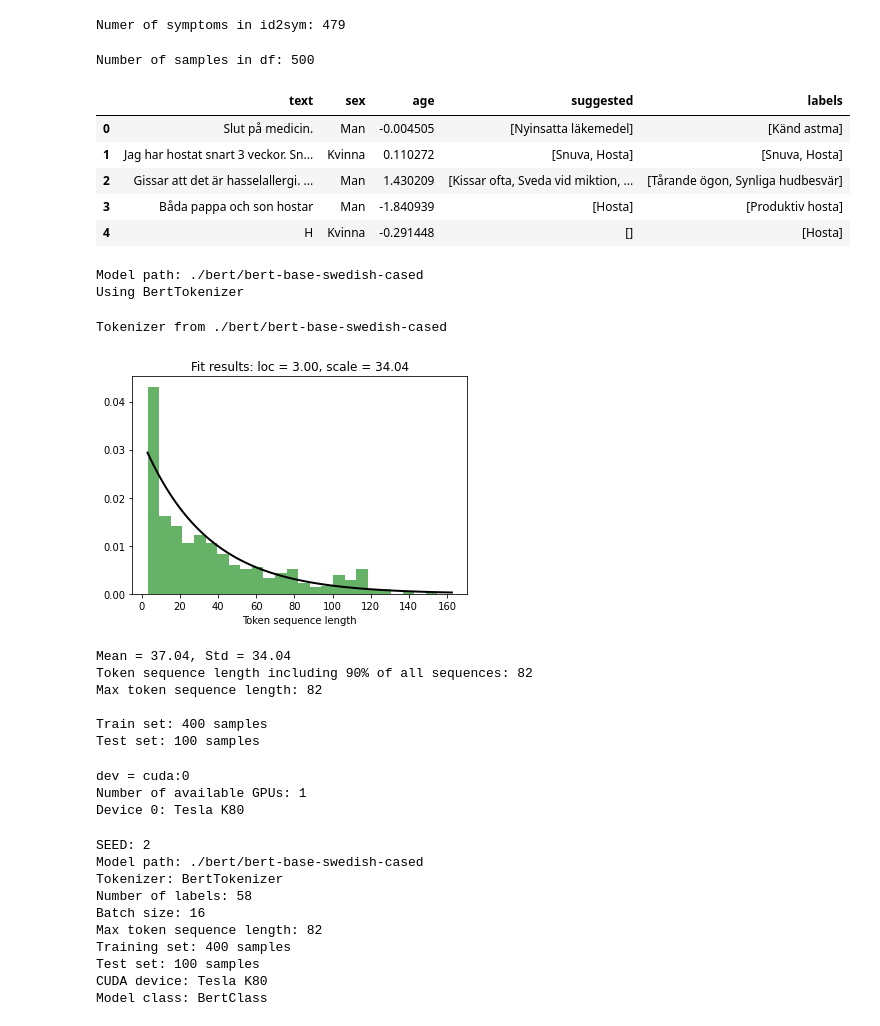
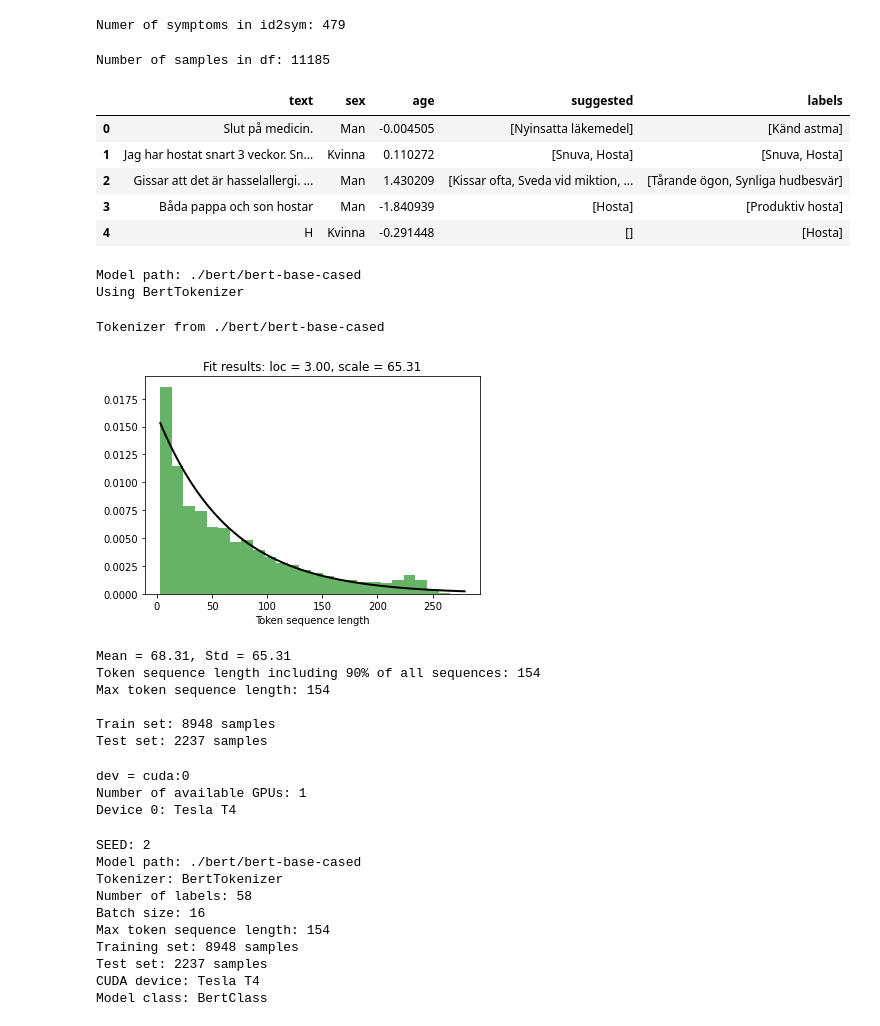
Before and after one commit to VisibaCare/SymptomMatchML, a Jupyter notebook: transformer_model.ipynb, the cells around one changed output. Saved outputs shown, nothing was run; the diff lists cells and outputs as text; code cells hidden in the pictures.

```diff
--- a/transformer_model.ipynb
+++ b/transformer_model.ipynb
@@ -165,8 +167,8 @@ Numer of symptoms in id2sym: 479
 # %%
 # use only first limit samples
 #limit = int(len(df)/3)
-limit = 500
-df = df[:limit]
+#limit = 500
+#df = df[:limit]
 
 print(f'Number of samples in df: {len(df)}')
 
@@ -192,19 +194,8 @@ if False:
 
 
 df.head()
-
-#inds = [10386, 8691, 8585, 8326, 10139]
-
-#for i in range(len(df)):
-#    if ['Snuva'] == df['labels'][i]:
-#        print(df.loc[[i]])
-
-#df = df.iloc [inds, :]
-#df = pd.concat([df, df, df, df, df])
-#df = df.reset_index(drop=True)
-#print(df)
 # %% [output]
-Number of samples in df: 500
+Number of samples in df: 11185
 |  | text | sex | age | suggested | labels |
 | 0 | Slut på medicin. | Man | -0.004505 | [Nyinsatta läkemedel] | [Känd astma] |
 | 1 | Jag har hostat snart 3 veckor. Sn... | Kvinna | 0.110272 | [Snuva, Hosta] | [Snuva, Hosta] |
@@ -219,8 +210,8 @@ Number of samples in df: 500
 #path_to_model = r'./bert/electra-base-swedish-cased-discriminator'
 
 # BERT models
-#path_to_model = r'./bert/bert-base-cased'
-path_to_model = r'./bert/bert-base-swedish-cased'
+path_to_model = r'./bert/bert-base-cased'
+#path_to_model = r'./bert/bert-base-swedish-cased'
 #path_to_model = r'./bert/bert-base-multilingual-cased'
 
 # XLNet models
@@ -308,7 +299,7 @@ class CustomDataset(Dataset):
             'labels': torch.tensor(self.multilab_bin.transform([self.labels[index]]).reshape(-1,), dtype=torch.float)
         }
 # %% [output]
-Model path: ./bert/bert-base-swedish-cased
+Model path: ./bert/bert-base-cased
 Using BertTokenizer
 # %%
 batch_size = 16
@@ -410,47 +401,60 @@ for sym in multilab_bin.classes_:
 
 
 # prepare dataloaders
-train_dataset, test_dataset = train_test_split(df,
-                                        test_size=0.2,
-                                        random_state=SEED,
-                                        shuffle=True)
+#train_dataset, test_dataset = train_test_split(df,
+#                                        test_size=0.2,
+#                                        random_state=SEED,
+#                                        shuffle=True)
+
+# - - - NEW! Stratified train/test split for multi-labeled data - - -
+X = np.array([i for i in range(len(df))]).reshape(-1,1)
+y = multilab_bin.transform(df['labels'].tolist())
+
+# X_train and X_test will contain the indices for the corresponding rows in df
+X_train, y_train, X_test, y_test = iterative_train_test_split(X, y, test_size=0.2)
+
+train_dataset = df.iloc[X_train.reshape(-1).tolist()]
+test_dataset = df.iloc[X_test.reshape(-1).tolist()]
+# - - - - - - - - - - - - - - - - - - - - - - - - - - - - - - - - - -
+
+
 train_dataset = train_dataset.reset_index(drop=True)
 test_dataset = test_dataset.reset_index(drop=True)
 
 # - - - - TEMP - - - -
 # only use a portion of the training set
 #per = 0.3
 #train_dataset = train_dataset[:int(per*len(train_dataset))]
 # - - - - - - - - - -
 
 train_set = CustomDataset(train_dataset, tok, multilab_bin, max_len)
 test_set = CustomDataset(test_dataset, tok, multilab_bin, max_len)
 
 train_params = {'batch_size': batch_size,
                 'shuffle': True,
                 'num_workers': 0
                }
 test_params = {'batch_size': batch_size,
                'shuffle': True,
                'num_workers': 0
               }
 
 train_loader = DataLoader(train_set, **train_params)
 test_loader = DataLoader(test_set, **test_params)
 
 print(f'Train set: {len(train_dataset)} samples')
 print(f'Test set: {len(test_dataset)} samples')
 
 summary += f'\nTraining set: {len(train_dataset)} samples\nTest set: {len(test_dataset)} samples'
 # %% [output]
-Tokenizer from ./bert/bert-base-swedish-cased
+Tokenizer from ./bert/bert-base-cased
-[figure, old version]
+[figure, new version]
-Mean = 37.04, Std = 34.04
-Token sequence length including 90% of all sequences: 82
-Max token sequence length: 82
+Mean = 68.31, Std = 65.31
+Token sequence length including 90% of all sequences: 154
+Max token sequence length: 154
 
-Train set: 400 samples
-Test set: 100 samples
+Train set: 8948 samples
+Test set: 2237 samples
 # %%
 # decide which device to use. use cuda if available
 dev = ''
@@ -472,7 +476,7 @@ device = torch.device(dev)
 # %% [output]
 dev = cuda:0
 Number of available GPUs: 1
-Device 0: Tesla K80
+Device 0: Tesla T4
 # %%
 class BERTClass(nn.Module):
     def __init__(self, config, path_to_bert, output_dim):
@@ -636,14 +640,14 @@ test_losses = []
 print(summary)
 # %% [output]
 SEED: 2
-Model path: ./bert/bert-base-swedish-cased
+Model path: ./bert/bert-base-cased
 Tokenizer: BertTokenizer
 Number of labels: 58
 Batch size: 16
-Max token sequence length: 82
-Training set: 400 samples
-Test set: 100 samples
-CUDA device: Tesla K80
+Max token sequence length: 154
+Training set: 8948 samples
+Test set: 2237 samples
+CUDA device: Tesla T4
 Model class: BertClass
 # %%
 
```
Also changed, not shown: parts of 6 cells of this notebook, 1 other file.
